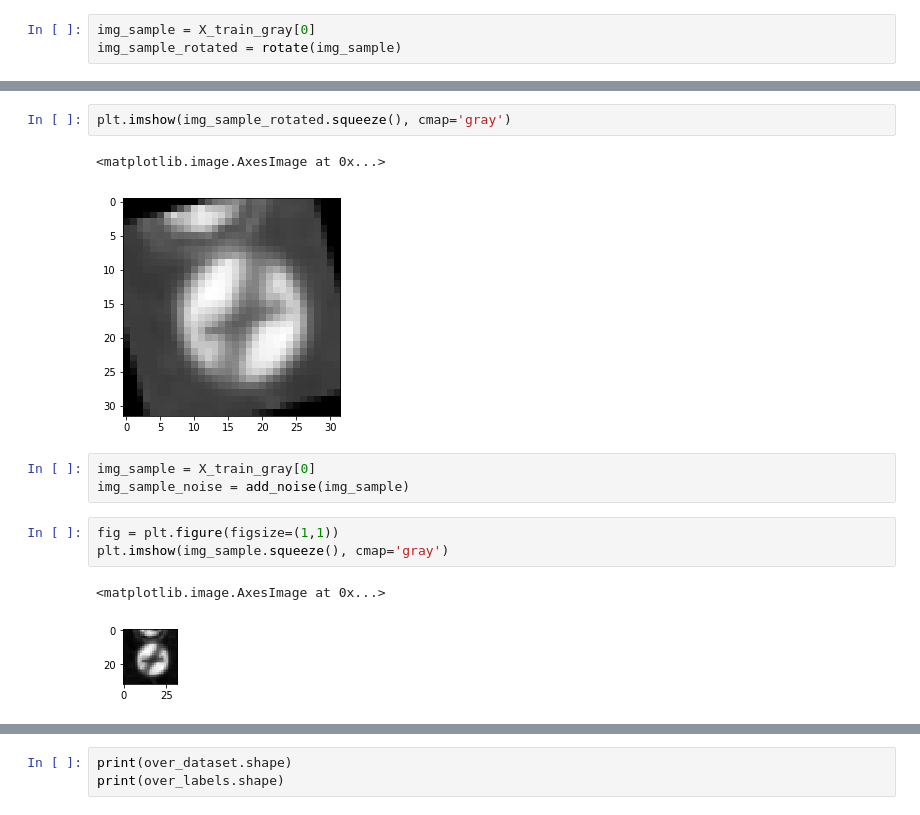
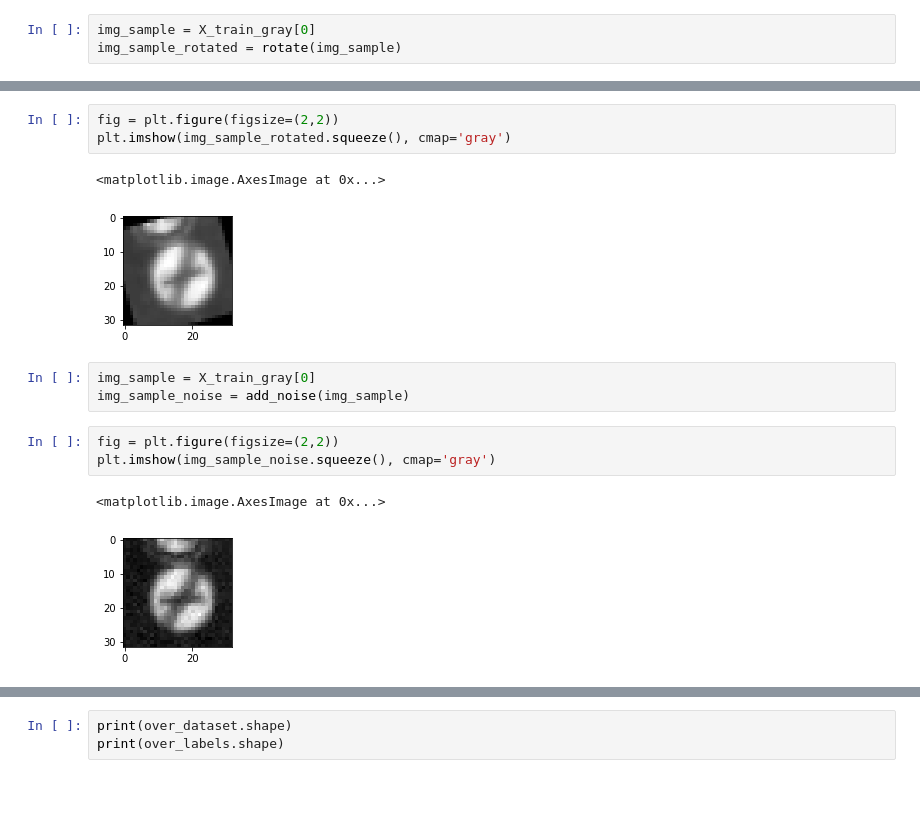
Before and after one commit to bejjani/udacityCarND, a Jupyter notebook: CarND-Traffic-Sign-Classifier-Project/Traffic_Sign_Classifier.ipynb, the cells around one changed output, grey strips where cells are left out. Saved outputs shown, nothing was run; the diff lists cells and outputs as text; blank space fills up the shorter version.

```diff
--- a/CarND-Traffic-Sign-Classifier-Project/Traffic_Sign_Classifier.ipynb
+++ b/CarND-Traffic-Sign-Classifier-Project/Traffic_Sign_Classifier.ipynb
@@ -367,14 +354,15 @@ plt.imshow(img_sample.squeeze(), cmap='gray')
 # %%
+fig = plt.figure(figsize=(2,2))
 plt.imshow(img_sample_rotated.squeeze(), cmap='gray')
 # %% [output]
 <matplotlib.image.AxesImage at 0x...>
-[figure, old version]
+[figure, new version]
 # %%
 img_sample = X_train_gray[0]
 img_sample_noise = add_noise(img_sample)
 # %%
-fig = plt.figure(figsize=(1,1))
-plt.imshow(img_sample.squeeze(), cmap='gray')
+fig = plt.figure(figsize=(2,2))
+plt.imshow(img_sample_noise.squeeze(), cmap='gray')
 # %% [output]
 <matplotlib.image.AxesImage at 0x...>
-[figure, old version]
+[figure, new version]
```
Also changed, not shown: parts of 22 cells of this notebook.
